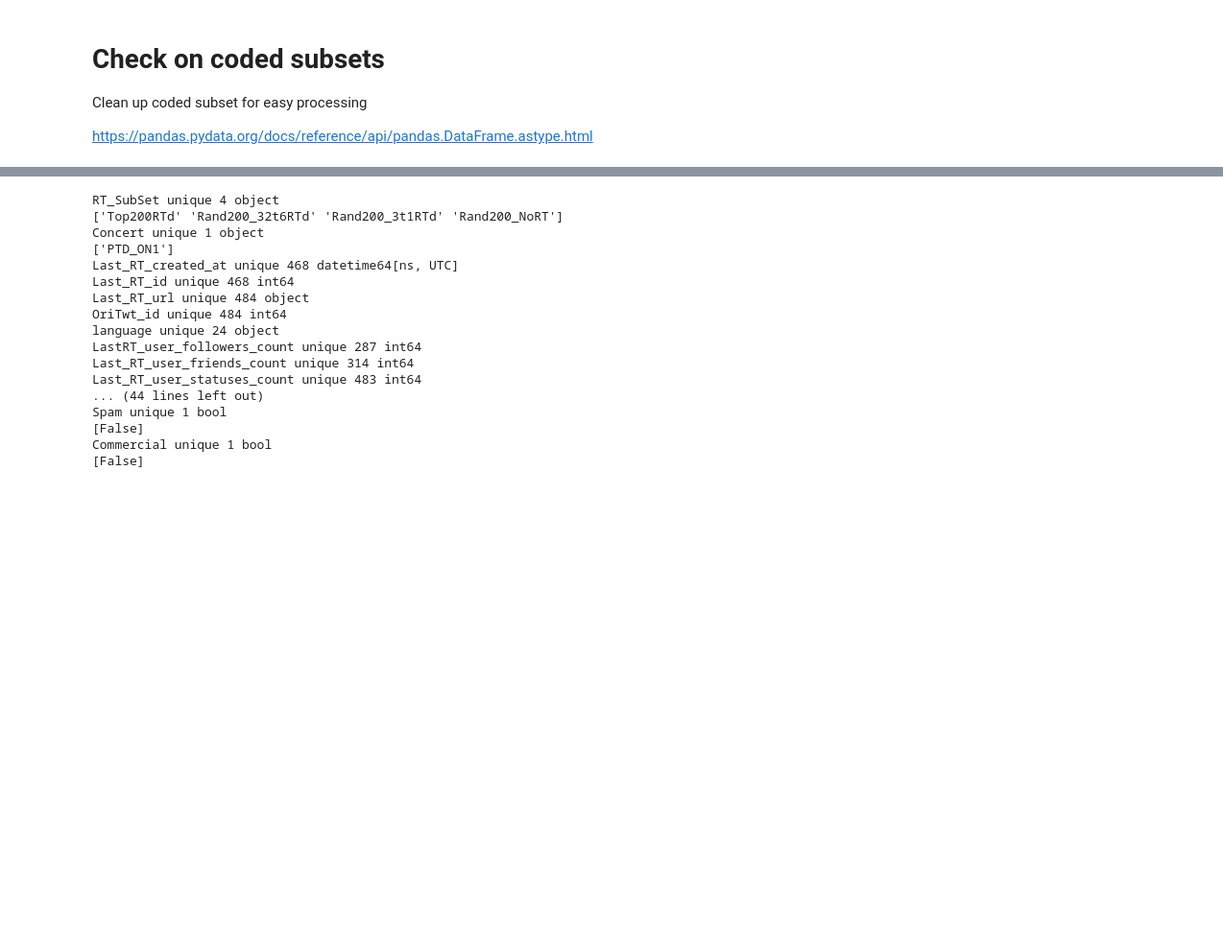
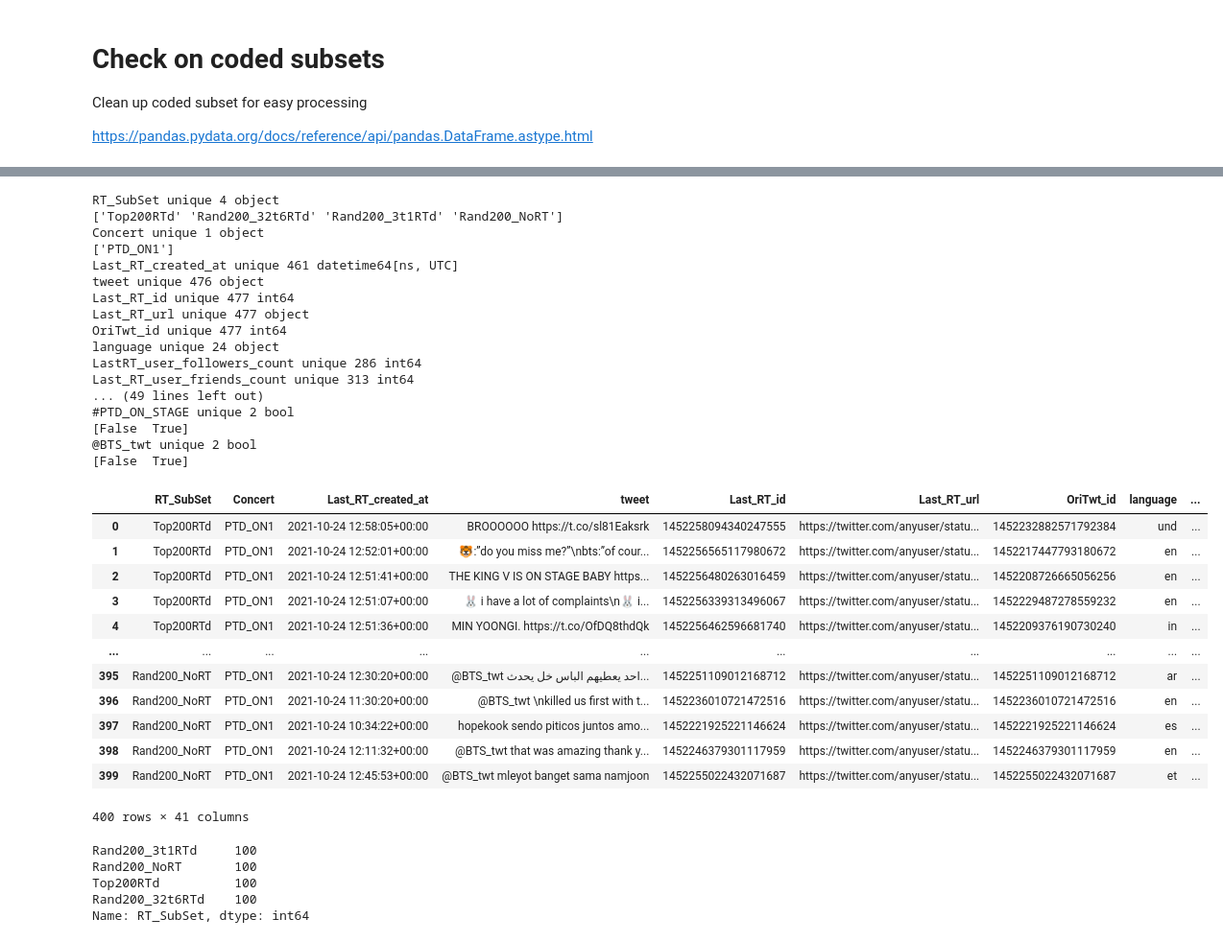
Before and after one commit to finn42/Concert_Twt_Open, a Jupyter notebook: Depersonalising_data.ipynb, the cells around one changed output, grey strips where cells are left out. Shown at 96% size. Drawn from its saved outputs; the diff is of its cells as text; code cells hidden in the pictures; blank space fills up the shorter version.

```diff
--- a/Depersonalising_data.ipynb
+++ b/Depersonalising_data.ipynb
@@ -432,21 +432,24 @@ Clean up coded subset for easy processing
 
 https://pandas.pydata.org/docs/reference/api/pandas.DataFrame.astype.html
 # %%
-dloc='/Users/finn/Desktop/Current_Projects/BTS_twitter/twt_Analysis/data/'
-subTwts = pd.read_csv(dloc + 'Packed_PTD_Subsets_Coded.csv')
 
+subTwts = pd.read_csv(raw_dir + 'data/' + 'Packed_PTD_Subsets_Coded_tweet.csv')#.astype(dtype_map)
+print(subTwts.columns)
 data_name = subTwts.loc[0,'Concert']
 subTwts['Last_RT_created_at'] = pd.to_datetime(subTwts['Last_RT_created_at'])
-subTwts['Last_RT_id'] = pd.to_datetime(subTwts['Last_RT_created_at'])
 subTwts['Last_RT_id'] = subTwts['Last_RT_id'].astype('int64')
+subTwts['OriTwt_id'] = subTwts['OriTwt_id'].astype('int64')
+
 # convert codes to boolean or binary. binary?
-codes = ['Affection', 'Intensifiers', 'Self', 'Members', 'recording', 'Stills',
+codes = ['Lost', 'Unrelated','Affection', 'Intensifiers', 'Self', 'Members', 'recording', 'Stills',
        'Production', 'Music', 'Commentary', 'Army', 'Anticipation', 'Fanwork',
-       'Information', 'Stream', 'Spam', 'Commercial']
+       'Information', 'Stream', 'Spam', 'Commercial', ]
 for c in codes:
     subTwts.loc[subTwts[c].notna(),c] = 1
     subTwts.loc[subTwts[c].isna(),c] = 0
     subTwts[c] = subTwts[c].astype('bool')
 
+for c in ['#PTD_ON_STAGE', '@BTS_twt']:
+    subTwts[c] = subTwts[c].astype('bool')
 subTwts.columns
 # %% [output]
@@ -464,0 +495,10 @@ Index(['RT_SubSet', 'Concert', 'Last_RT_created_at', 'Last_RT_id',
+# %%
+# Clear out RTed usernames from tweet text
+c = ''
+for i,row in subTwts.iterrows():
+    a = row['tweet']
+    if a.startswith('RT'):
+        b = a.split(': ')
+        c = ': '.join(b[1:])
+        subTwts.loc[i,'tweet'] = c
+subTwts.loc[:5,['tweet', '#PTD_ON_STAGE', '@BTS_twt']]
@@ -474,17 +522,17 @@ RT_SubSet unique 4 object
 ['Top200RTd' 'Rand200_32t6RTd' 'Rand200_3t1RTd' 'Rand200_NoRT']
 Concert unique 1 object
 ['PTD_ON1']
-Last_RT_created_at unique 468 datetime64[ns, UTC]
-Last_RT_id unique 468 int64
-Last_RT_url unique 484 object
-OriTwt_id unique 484 int64
+Last_RT_created_at unique 461 datetime64[ns, UTC]
+tweet unique 476 object
+Last_RT_id unique 477 int64
+Last_RT_url unique 477 object
+OriTwt_id unique 477 int64
 language unique 24 object
-LastRT_user_followers_count unique 287 int64
-Last_RT_user_friends_count unique 314 int64
-Last_RT_user_statuses_count unique 483 int64
-... (44 lines left out)
-Spam unique 1 bool
-[False]
-Commercial unique 1 bool
-[False]
+LastRT_user_followers_count unique 286 int64
+Last_RT_user_friends_count unique 313 int64
+... (49 lines left out)
+#PTD_ON_STAGE unique 2 bool
+[False  True]
+@BTS_twt unique 2 bool
+[False  True]
 # %%
@@ -491,0 +541,28 @@ Commercial unique 1 bool
+# %%
+subTwts.rename({'#PTD_ON_STAGE':'Hashtag'},axis=1,inplace = True)
+# %%
+A = subTwts.loc[subTwts['Unrelated']==False,:].copy()
+B = A.loc[A['Lost']==False,:].copy().reset_index(drop = True)
+B
+# %% [output]
+|  | RT_SubSet | Concert | Last_RT_created_at | tweet | Last_RT_id | Last_RT_url | OriTwt_id | language | ... |
+| 0 | Top200RTd | PTD_ON1 | 2021-10-24 12:58:05+00:00 | BROOOOOO https://t.co/sl81Eaksrk | 1452258094340247555 | https://twitter.com/anyuser/statu... | 1452232882571792384 | und | ... |
+| 1 | Top200RTd | PTD_ON1 | 2021-10-24 12:52:01+00:00 | 🐯:”do you miss me?”\nbts:”of cour... | 1452256565117980672 | https://twitter.com/anyuser/statu... | 1452217447793180672 | en | ... |
+| 2 | Top200RTd | PTD_ON1 | 2021-10-24 12:51:41+00:00 | THE KING V IS ON STAGE BABY https... | 1452256480263016459 | https://twitter.com/anyuser/statu... | 1452208726665056256 | en | ... |
+| 3 | Top200RTd | PTD_ON1 | 2021-10-24 12:51:07+00:00 | 🐰 i have a lot of complaints\n🐰 i... | 1452256339313496067 | https://twitter.com/anyuser/statu... | 1452229487278559232 | en | ... |
+| 4 | Top200RTd | PTD_ON1 | 2021-10-24 12:51:36+00:00 | MIN YOONGI. https://t.co/OfDQ8thdQk | 1452256462596681740 | https://twitter.com/anyuser/statu... | 1452209376190730240 | in | ... |
+| ... | ... | ... | ... | ... | ... | ... | ... | ... | ... |
+| 395 | Rand200_NoRT | PTD_ON1 | 2021-10-24 12:30:20+00:00 | @BTS_twt احد يعطيهم الباس خل يحدث... | 1452251109012168712 | https://twitter.com/anyuser/statu... | 1452251109012168712 | ar | ... |
+| 396 | Rand200_NoRT | PTD_ON1 | 2021-10-24 11:30:20+00:00 | @BTS_twt \nkilled us first with t... | 1452236010721472516 | https://twitter.com/anyuser/statu... | 1452236010721472516 | en | ... |
+| 397 | Rand200_NoRT | PTD_ON1 | 2021-10-24 10:34:22+00:00 | hopekook sendo piticos juntos amo... | 1452221925221146624 | https://twitter.com/anyuser/statu... | 1452221925221146624 | es | ... |
+| 398 | Rand200_NoRT | PTD_ON1 | 2021-10-24 12:11:32+00:00 | @BTS_twt that was amazing thank y... | 1452246379301117959 | https://twitter.com/anyuser/statu... | 1452246379301117959 | en | ... |
+| 399 | Rand200_NoRT | PTD_ON1 | 2021-10-24 12:45:53+00:00 | @BTS_twt mleyot banget sama namjoon | 1452255022432071687 | https://twitter.com/anyuser/statu... | 1452255022432071687 | et | ... |
+400 rows × 41 columns
+# %%
+B['RT_SubSet'].value_counts()
+# %% [output]
+Rand200_3t1RTd     100
+Rand200_NoRT       100
+Top200RTd          100
+Rand200_32t6RTd    100
+Name: RT_SubSet, dtype: int64
```
Also changed, not shown: parts of 10 cells of this notebook, 6 other files.
